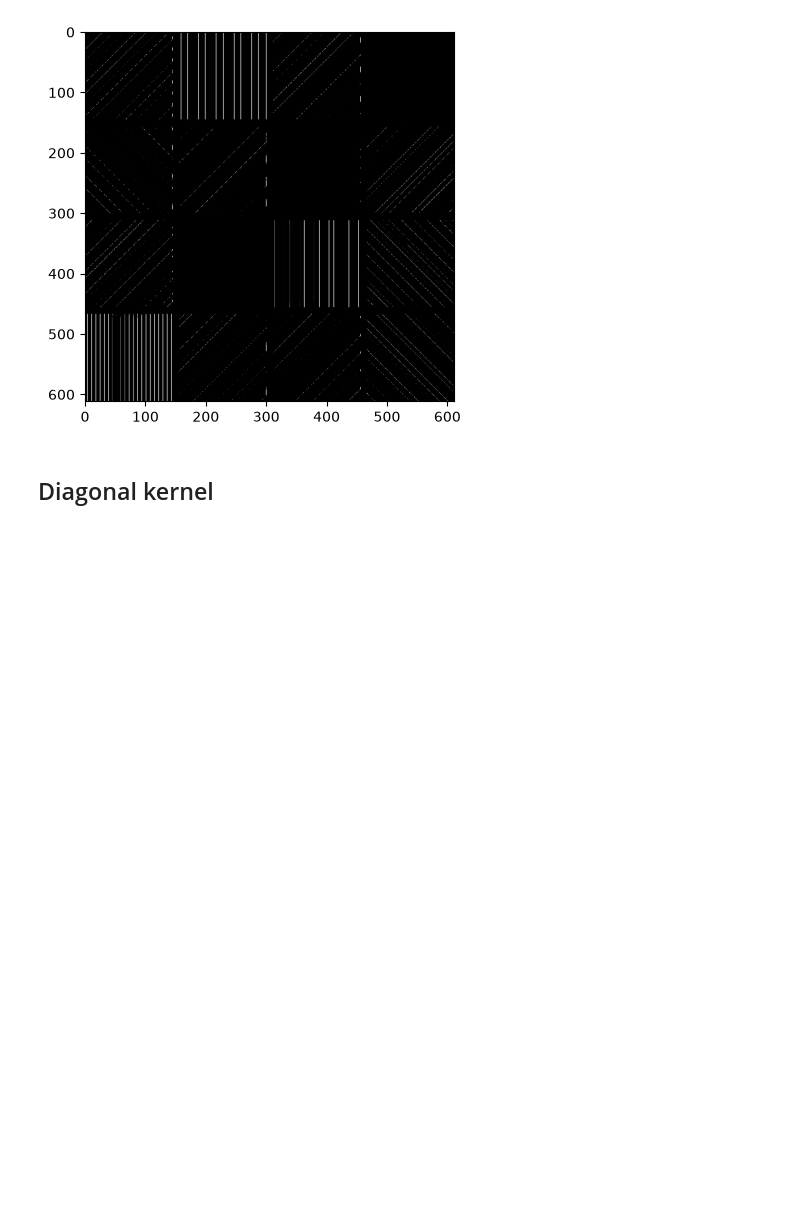
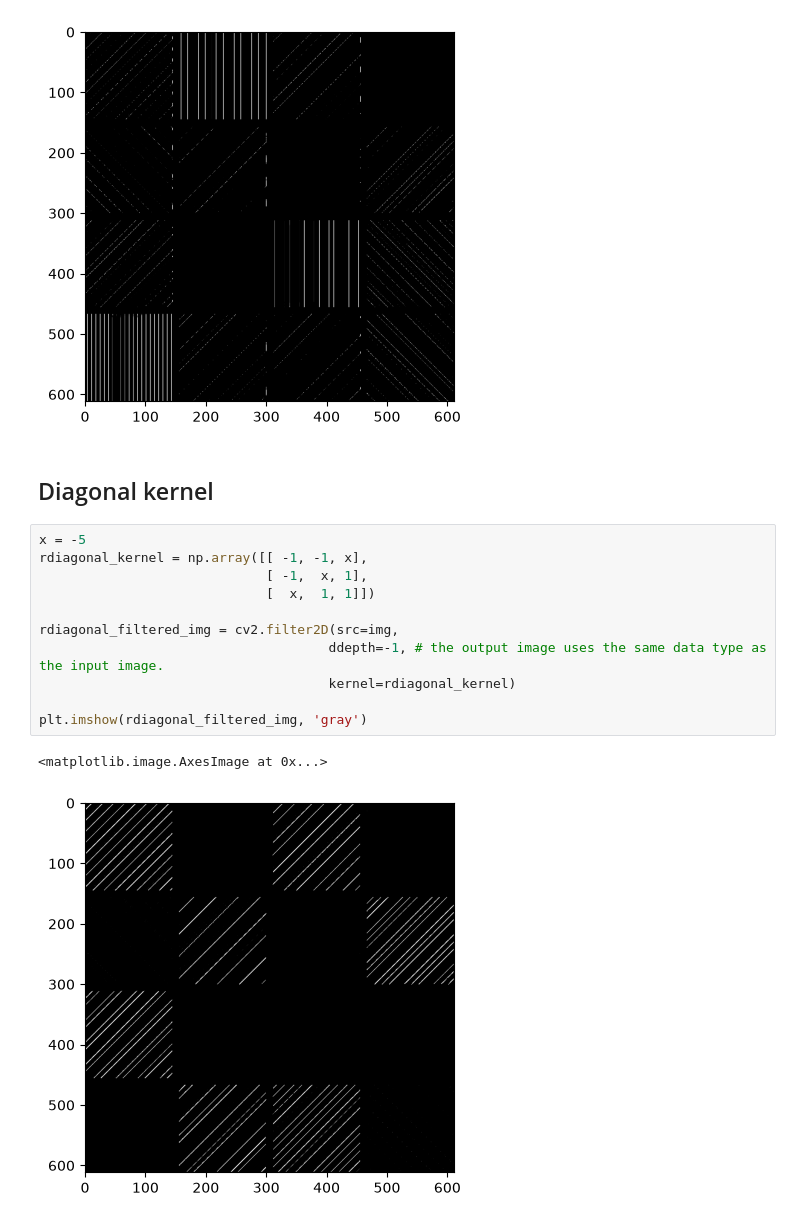
Before and after one commit to htetaunglynn94/Computer-Vision-with-CNN-TensorFlow-and-PyTorch, a Jupyter notebook: 05-OpenCV/10-image_filters.ipynb, the cells around one changed output. Saved outputs shown, nothing was run; the diff lists cells and outputs as text; blank space fills up the shorter version.

```diff
--- a/05-OpenCV/10-image_filters.ipynb
+++ b/05-OpenCV/10-image_filters.ipynb
@@ -42,4 +62,18 @@ plt.imshow(vertical_filtered_img, 'gray')
 [figure]
 # %% [markdown]
 ## Diagonal kernel
+# %%
+x = -5
+rdiagonal_kernel = np.array([[ -1, -1, x],
+                             [ -1,  x, 1],
+                             [  x,  1, 1]])
+
+rdiagonal_filtered_img = cv2.filter2D(src=img,
+                                     ddepth=-1, # the output image uses the same data type as the input image.
+                                     kernel=rdiagonal_kernel)
+
+plt.imshow(rdiagonal_filtered_img, 'gray')
+# %% [output]
+<matplotlib.image.AxesImage at 0x...>
+[figure, added]
 # %%
```
Also changed, not shown: parts of 3 cells of this notebook, 6 other files.
